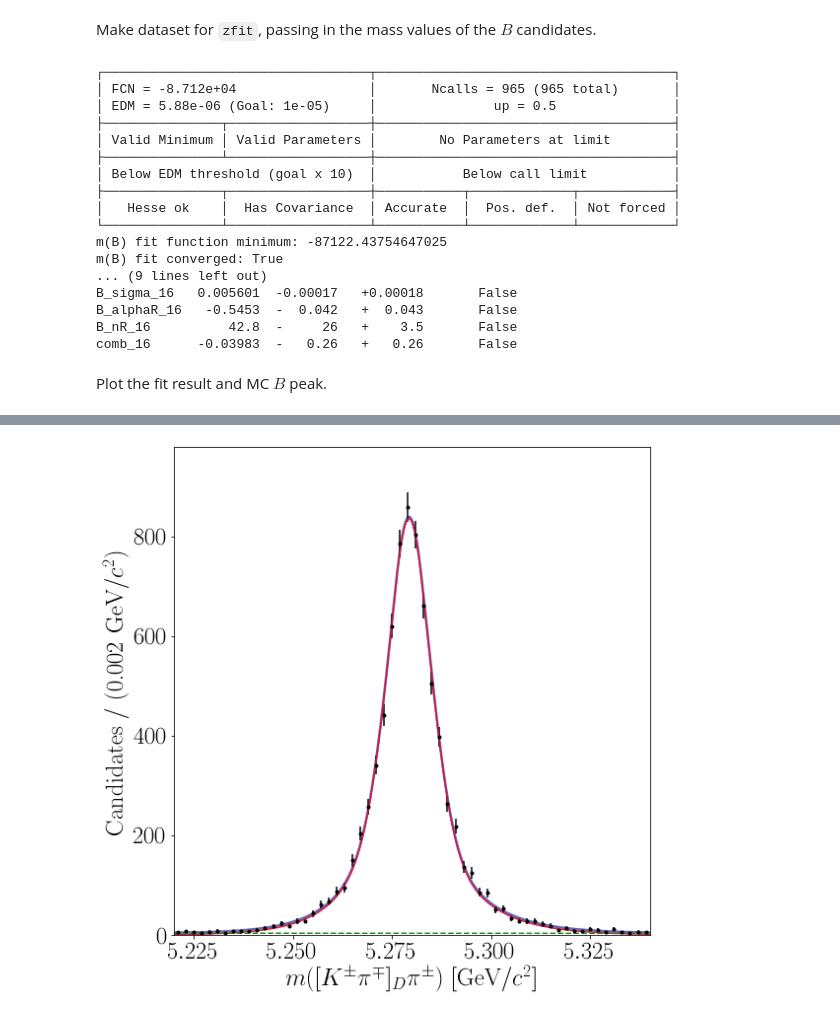
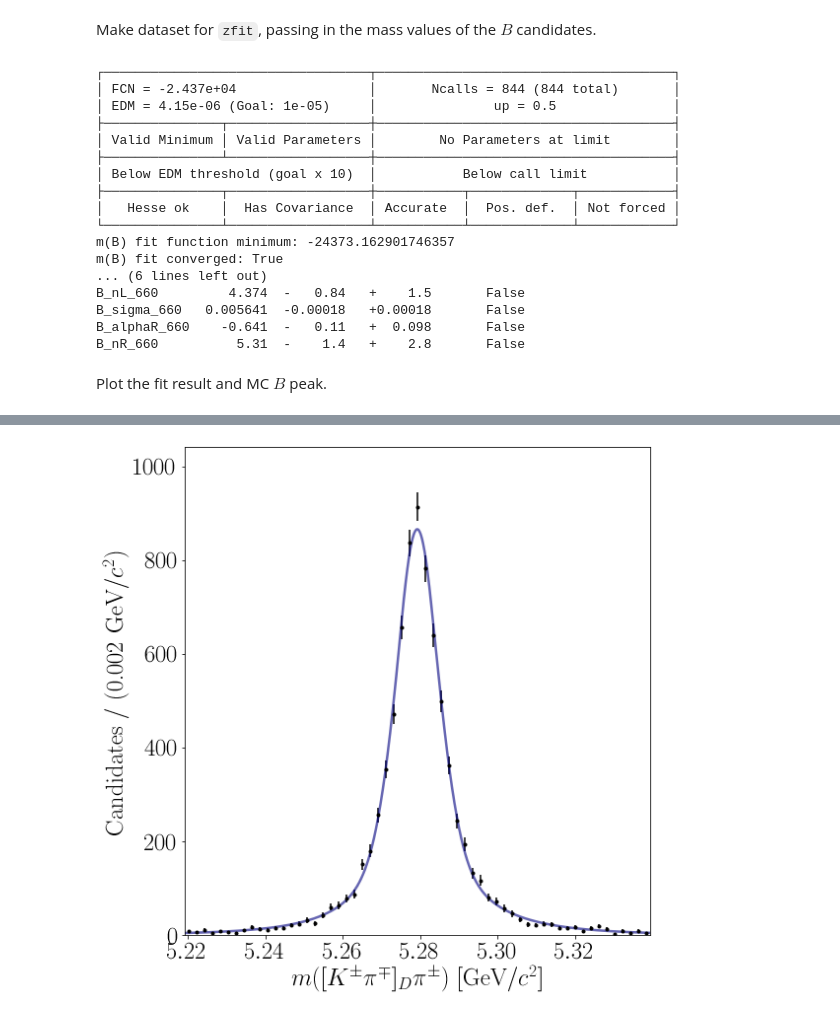
Before and after one commit to donalhill/fcc_python_tools, a Jupyter notebook: analysis/Bu2D0Pi/B_peak_fit.ipynb, the cells around one changed output, grey strips where cells are left out. Saved outputs shown, nothing was run; the diff lists cells and outputs as text; code cells hidden in the pictures.

```diff
--- a/analysis/Bu2D0Pi/B_peak_fit.ipynb
+++ b/analysis/Bu2D0Pi/B_peak_fit.ipynb
@@ -73,40 +73,34 @@ B["mass"] = kinematics_flat.mass([B["D_k"], B["D_pi"], B["pi"]], [PDG_K_m, PDG_p
 # %% [markdown]
 Fit the $B$ mass distribution using `zfit`.
 # %%
+PDG_B_m = lp.B_plus.mass/1000.
+B_window = 0.06
+B_m_cut = abs(B["mass"] - PDG_B_m) < B_window
+B = B[B_m_cut]
+low = PDG_B_m - B_window
+high = PDG_B_m + B_window
 obs = zfit.Space('mB', limits=(low, high))
 
 #Signal PDF
 rand = random.randint(0,999)
-B_mu = zfit.Parameter(f"B_mu_{rand}", 5.279, low, high)
-B_sigma = zfit.Parameter(f"B_sigma_{rand}", 0.0055, 0., 0.1)
+B_mu = zfit.Parameter(f"B_mu_{rand}", PDG_B_m, low, high)
+B_sigma = zfit.Parameter(f"B_sigma_{rand}", 0.005, 0., 0.1)
 B_alphaL = zfit.Parameter(f"B_alphaL_{rand}", 0.2, 0., 5.)
-B_nL = zfit.Parameter(f"B_nL_{rand}", 100., 0., 200.)
+B_nL = zfit.Parameter(f"B_nL_{rand}", 10., 0., 200.)
 B_alphaR = zfit.Parameter(f"B_alphaR_{rand}", -0.2, -5., 0.)
-B_nR = zfit.Parameter(f"B_nR_{rand}", 100., 0., 200.)
+B_nR = zfit.Parameter(f"B_nR_{rand}", 10., 0., 200.)
 frac = zfit.Parameter(f"frac_{rand}", 0.5, 0., 1.)
-
-n_sig = zfit.Parameter(f"n_sig_{rand}",8000., 0., 20000.)
 
 pdf_sigL = zfit.pdf.CrystalBall(obs=obs, mu=B_mu, sigma=B_sigma, alpha=B_alphaL, n=B_nL)
 pdf_sigR = zfit.pdf.CrystalBall(obs=obs, mu=B_mu, sigma=B_sigma, alpha=B_alphaR, n=B_nR)
-pdf_sig = zfit.pdf.SumPDF([pdf_sigL, pdf_sigR], frac).create_extended(n_sig)
-
-#Background PDF
-comb = zfit.Parameter(f"comb_{rand}", -0.1, -1, 1.)
-
-n_bkg = zfit.Parameter(f"n_bkg_{rand}", 1000., 0., 10000.)
-
-pdf_bkg = zfit.pdf.Chebyshev(obs=obs, coeffs=[comb]).create_extended(n_bkg)
-
-#Total PDF
-pdf = zfit.pdf.SumPDF([pdf_sig, pdf_bkg])
+pdf = zfit.pdf.SumPDF([pdf_sigL, pdf_sigR], frac)
 # %% [markdown]
 Make dataset for `zfit`, passing in the mass values of the $B$ candidates.
 # %%
 data_np = ak.to_numpy(ak.flatten(B["mass"]))
 data = zfit.Data.from_numpy(obs=obs, array=data_np)
 # %%
-nll = zfit.loss.ExtendedUnbinnedNLL(model=pdf, data=data)
+nll = zfit.loss.UnbinnedNLL(model=pdf, data=data)
 minimizer = zfit.minimize.Minuit(tolerance=1e-5)
 result = minimizer.minimize(nll)
 param_errors, _ = result.errors(method="minuit_minos")
@@ -119,8 +113,8 @@ params = result.params
 print(params)
 # %% [output]
 ┌──────────────────────────────────┬──────────────────────────────────────┐
-│ FCN = -8.712e+04                 │       Ncalls = 965 (965 total)       │
-│ EDM = 5.88e-06 (Goal: 1e-05)     │               up = 0.5               │
+│ FCN = -2.437e+04                 │       Ncalls = 844 (844 total)       │
+│ EDM = 4.15e-06 (Goal: 1e-05)     │               up = 0.5               │
 ├───────────────┬──────────────────┼──────────────────────────────────────┤
 │ Valid Minimum │ Valid Parameters │        No Parameters at limit        │
 ├───────────────┴──────────────────┼──────────────────────────────────────┤
@@ -128,13 +122,13 @@ print(params)
 ├───────────────┬──────────────────┼───────────┬─────────────┬────────────┤
 │   Hesse ok    │  Has Covariance  │ Accurate  │  Pos. def.  │ Not forced │
 └───────────────┴──────────────────┴───────────┴─────────────┴────────────┘
-m(B) fit function minimum: -87122.43754647025
+m(B) fit function minimum: -24373.162901746357
 m(B) fit converged: True
-... (9 lines left out)
-B_sigma_16   0.005601  -0.00017   +0.00018       False
-B_alphaR_16   -0.5453  -  0.042   +  0.043       False
-B_nR_16          42.8  -     26   +    3.5       False
-comb_16      -0.03983  -   0.26   +   0.26       False
+... (6 lines left out)
+B_nL_660         4.374  -   0.84   +    1.5       False
+B_sigma_660   0.005641  -0.00018   +0.00018       False
+B_alphaR_660    -0.641  -   0.11   +  0.098       False
+B_nR_660          5.31  -    1.4   +    2.8       False
 # %% [markdown]
 Plot the fit result and MC $B$ peak.
 # %%
@@ -151,10 +145,6 @@ plt.errorbar(bin_centres, counts, yerr=err, fmt='o', markersize=3, color='black'
 x_plot = np.linspace(low, high, num=1000)
 y_plot_tot = zfit.run(pdf.pdf(x_plot, norm_range=obs))
 plt.plot(x_plot, y_plot_tot*len(data_np)/bins*obs.area(), color='navy', linewidth=2.5, alpha=0.6)
-y_plot_sig = zfit.run(pdf_sig.pdf(x_plot, norm_range=obs))
-plt.plot(x_plot,y_plot_sig*params[n_sig]['value']/bins*obs.area(), color='crimson')
-y_plot_bkg = zfit.run(pdf_bkg.pdf(x_plot, norm_range=obs))
-plt.plot(x_plot,y_plot_bkg*params[n_bkg]['value']/bins*obs.area(), color='forestgreen', linestyle='dashed')
 ax.tick_params(axis='both', which='major', labelsize=25)
 plt.ylabel("Candidates / (%.3f GeV/$c^2$)" % bin_width,fontsize=25)
 plt.xlabel("$m([K^\pm \pi^\mp]_D \pi^\pm)$ [GeV/$c^2$]",fontsize=25)
@@ -167 +161 @@ fig.savefig(loc.PLOTS+f"/{mode}_B_M_fit.pdf")
-[figure, old version]
+[figure, new version]
```
Also changed, not shown: parts of 1 cell of this notebook, 11 other files.
